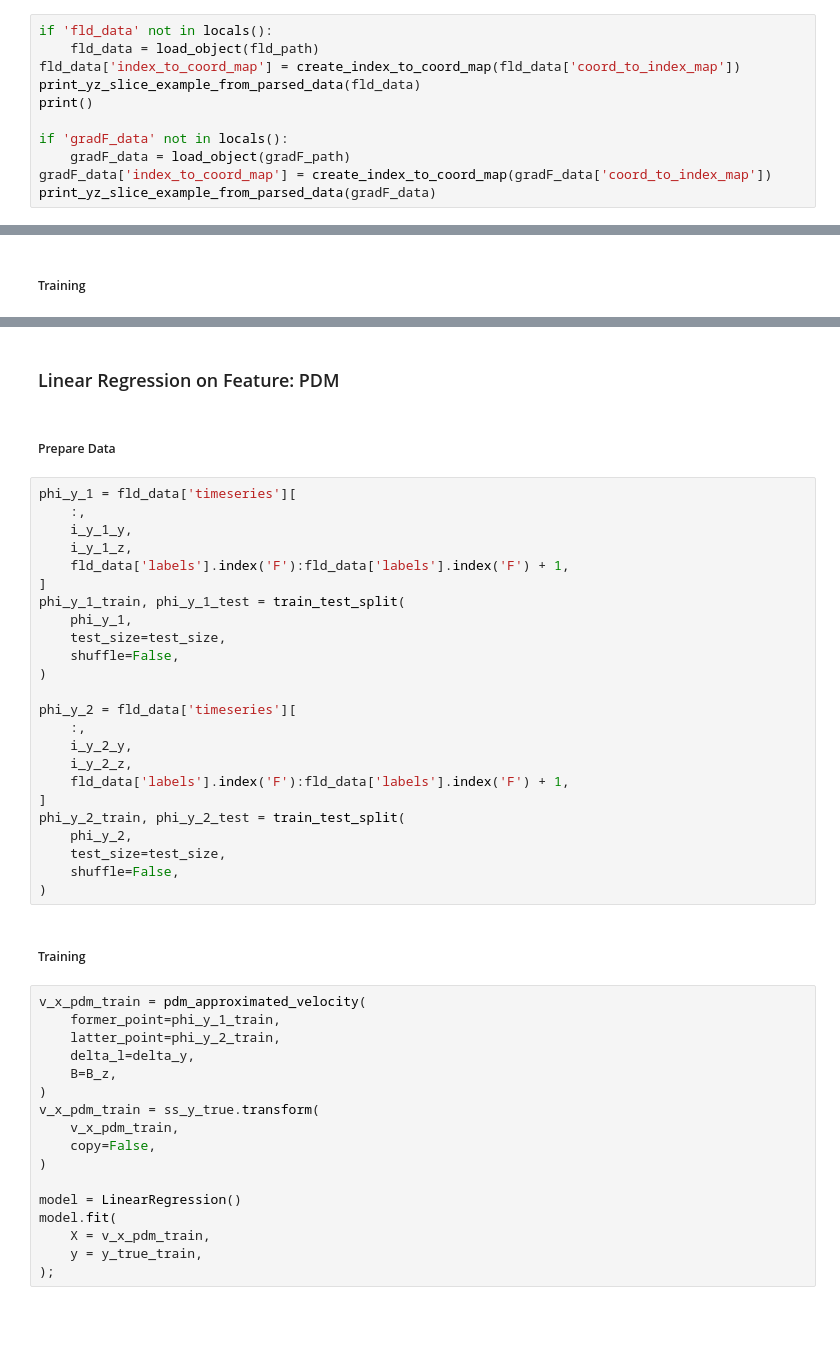
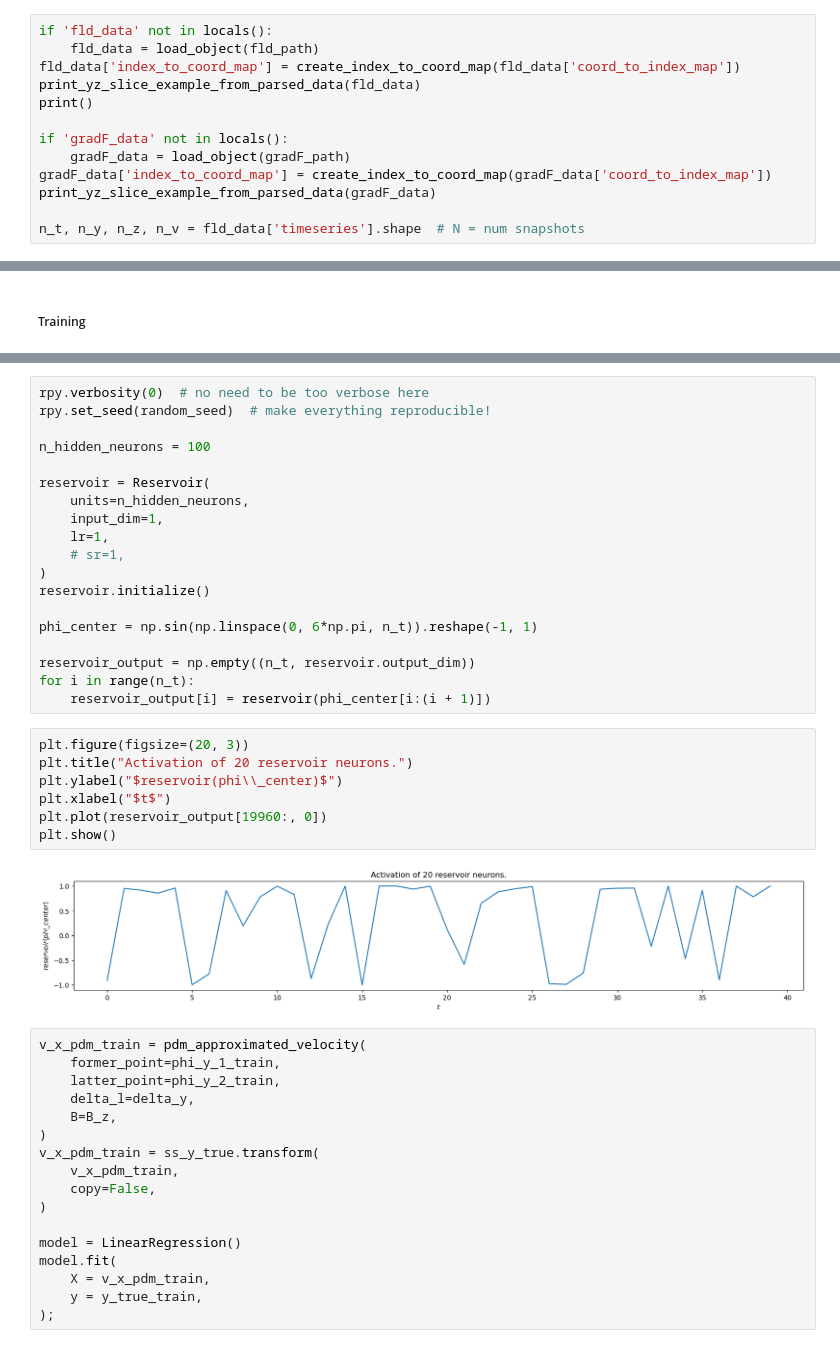
Before and after one commit to MichaelSkowronek/potential_probe_velocity_measuring, a Jupyter notebook: notebooks/yz_slice_one_point/echo_state_network.ipynb, the cells around one changed output, grey strips where cells are left out. Saved outputs shown, nothing was run; the diff lists cells and outputs as text; blank space fills up the shorter version.

```diff
--- a/notebooks/yz_slice_one_point/echo_state_network.ipynb
+++ b/notebooks/yz_slice_one_point/echo_state_network.ipynb
@@ -63,4 +66,6 @@ if 'gradF_data' not in locals():
     gradF_data = load_object(gradF_path)
 gradF_data['index_to_coord_map'] = create_index_to_coord_map(gradF_data['coord_to_index_map'])
 print_yz_slice_example_from_parsed_data(gradF_data)
+
+n_t, n_y, n_z, n_v = fld_data['timeseries'].shape  # N = num snapshots
 # %% [output]
@@ -488,33 +400,31 @@ mse(c-PDM) = 0.47102987674548935
-# %% [markdown]
-### Linear Regression on Feature: PDM
-# %% [markdown]
-##### Prepare Data
-# %%
-phi_y_1 = fld_data['timeseries'][
-    :,
-    i_y_1_y,
-    i_y_1_z,
-    fld_data['labels'].index('F'):fld_data['labels'].index('F') + 1,
-]
-phi_y_1_train, phi_y_1_test = train_test_split(
-    phi_y_1,
-    test_size=test_size,
-    shuffle=False,
-)
-
-phi_y_2 = fld_data['timeseries'][
-    :,
-    i_y_2_y,
-    i_y_2_z,
-    fld_data['labels'].index('F'):fld_data['labels'].index('F') + 1,
-]
-phi_y_2_train, phi_y_2_test = train_test_split(
-    phi_y_2,
-    test_size=test_size,
-    shuffle=False,
-)
-# %% [markdown]
-##### Training
+# %%
+rpy.verbosity(0)  # no need to be too verbose here
+rpy.set_seed(random_seed)  # make everything reproducible!
+
+n_hidden_neurons = 100
+
+reservoir = Reservoir(
+    units=n_hidden_neurons,
+    input_dim=1,
+    lr=1,
+    # sr=1,
+)
+reservoir.initialize()
+
+phi_center = np.sin(np.linspace(0, 6*np.pi, n_t)).reshape(-1, 1)
+
+reservoir_output = np.empty((n_t, reservoir.output_dim))
+for i in range(n_t):
+    reservoir_output[i] = reservoir(phi_center[i:(i + 1)])
+# %%
+plt.figure(figsize=(20, 3))
+plt.title("Activation of 20 reservoir neurons.")
+plt.ylabel("$reservoir(phi\\_center)$")
+plt.xlabel("$t$")
+plt.plot(reservoir_output[19960:, 0])
+plt.show()
+# %% [output]
+[figure, added]
 # %%
 v_x_pdm_train = pdm_approximated_velocity(
     former_point=phi_y_1_train,
```
Also changed, not shown: parts of 18 cells of this notebook, 1 other file.
